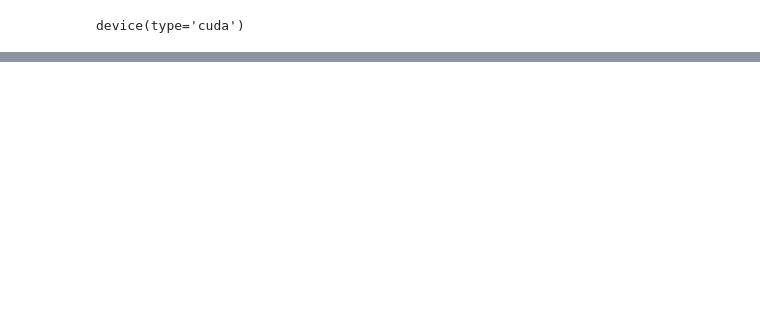
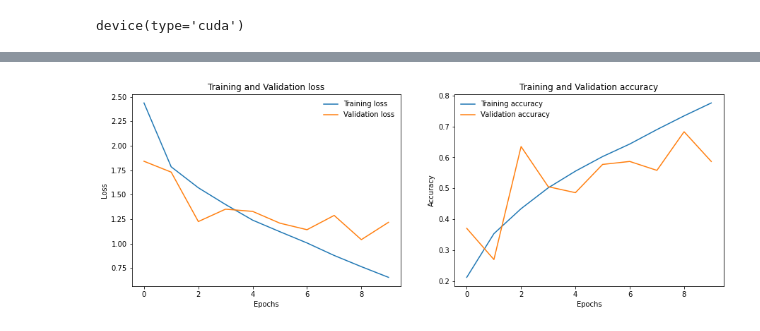
Before and after one commit to FiratSaritas/manhole-cover-classification, a Jupyter notebook: model/model_F.ipynb, the cells around one changed output, grey strips where cells are left out. Saved outputs shown, nothing was run; the diff lists cells and outputs as text; code cells hidden in the pictures; blank space fills up the shorter version.

```diff
--- a/model/model_F.ipynb
+++ b/model/model_F.ipynb
@@ -75,0 +112,3 @@ class Net(nn.Module):
+# %%
+resnet18 = models.resnet18(pretrained=False, progress=True)
+resnet18 = TrainingInterface(model=resnet18, name="resnet18")
@@ -304,0 +405,2 @@ Model isch ja mal richtig kacke xD
+# %%
+model, train_losses, train_accuracy, valid_losses, valid_accuracy = train_epoch(epochs, model, trainloader, optimizer, criterion, device)
@@ -304,0 +418,4 @@ Model isch ja mal richtig kacke xD
+# %%
+loss_acc_function(train_losses,valid_losses,train_accuracy,valid_accuracy)
+# %% [output]
+[figure, added]
```
Also changed, not shown: parts of 82 cells of this notebook.
